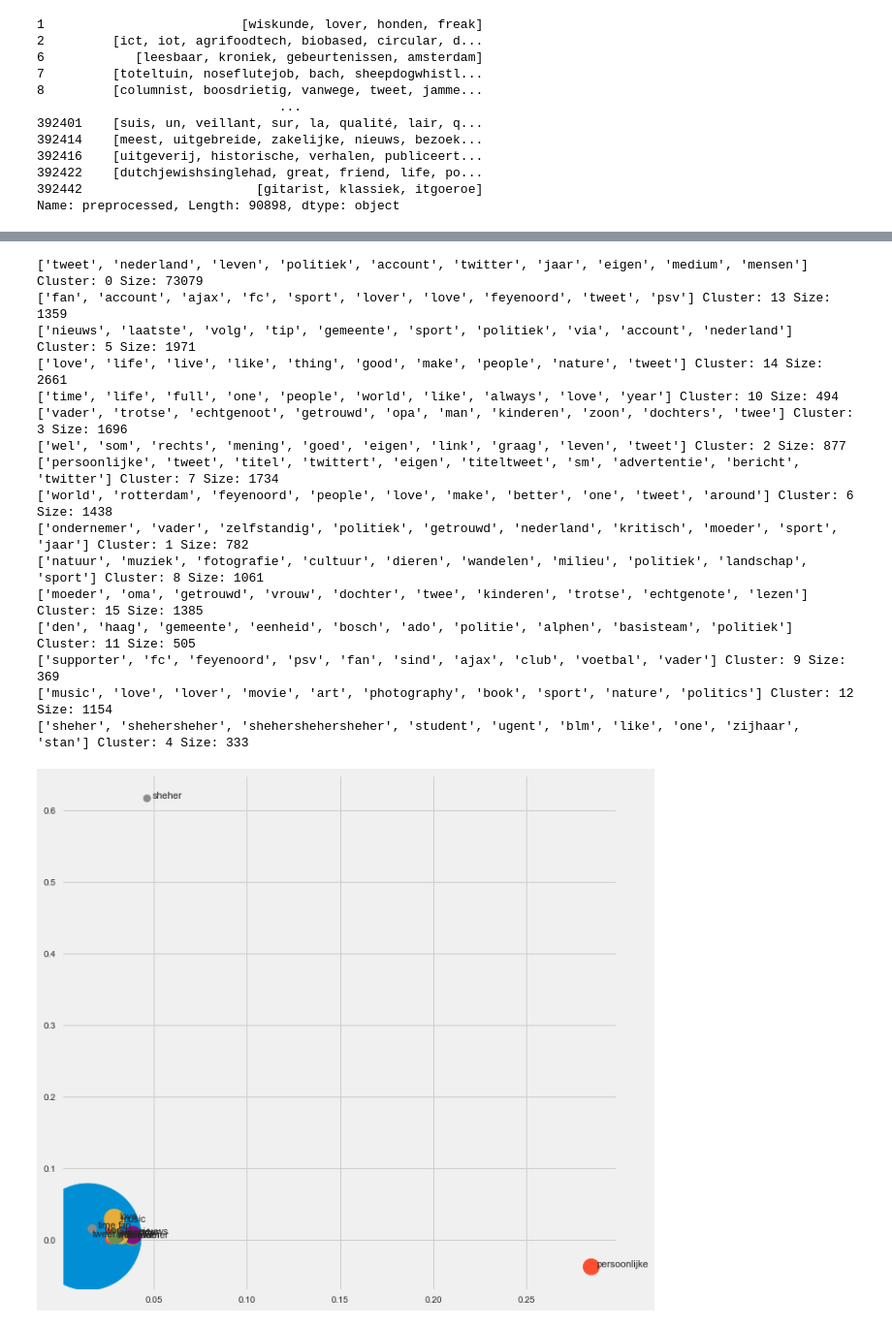
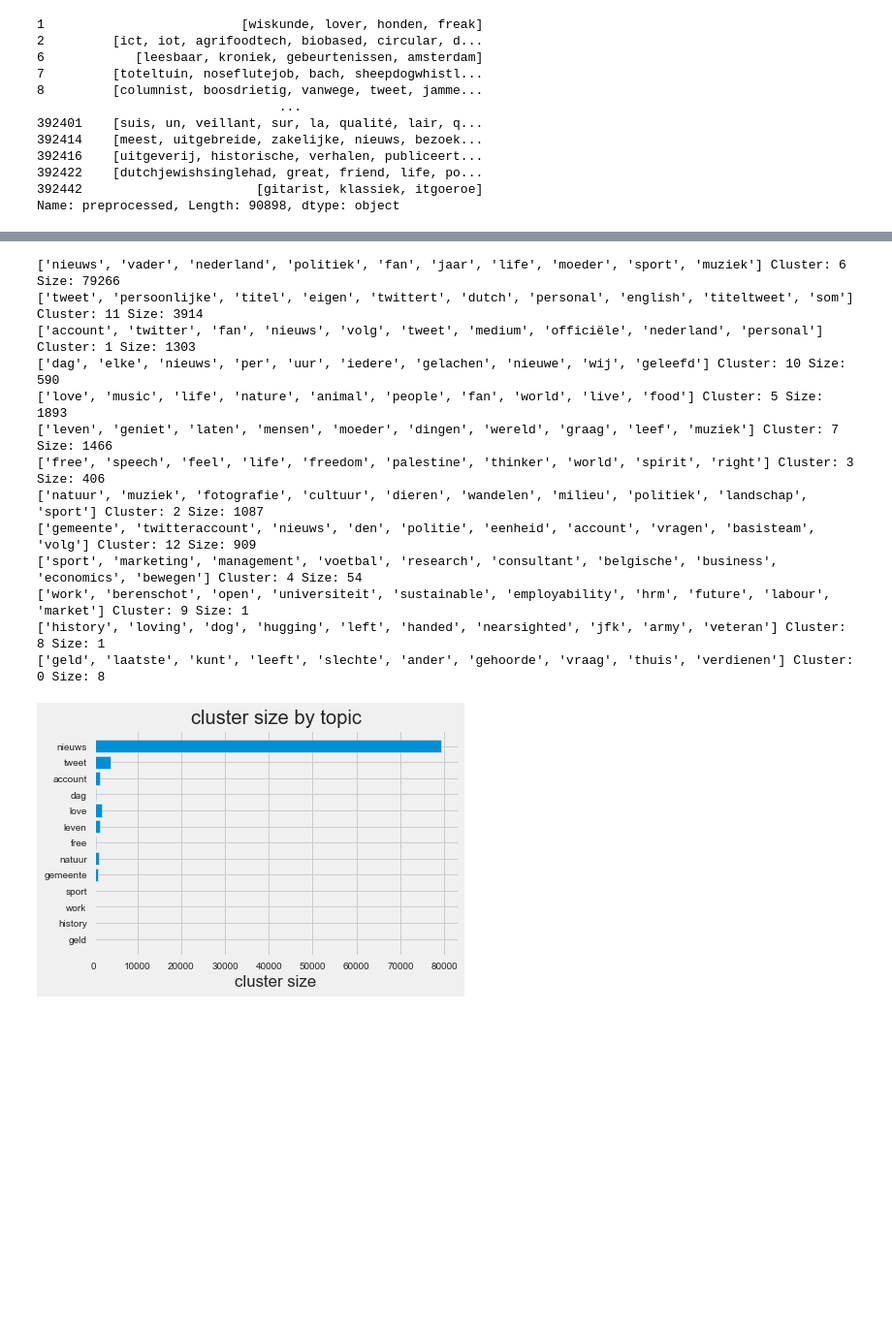
Before and after one commit to sijbrenvv/MLP, a Jupyter notebook: Baseline.ipynb, the cells around one changed output, grey strips where cells are left out. Shown at 97% size. Cells and saved outputs as stored; diff of their text form; code cells hidden in the pictures; blank space fills up the shorter version.

```diff
--- a/Baseline.ipynb
+++ b/Baseline.ipynb
@@ -130,12 +142,12 @@ df['preprocessed']
 392442                       [gitarist, klassiek, itgoeroe]
 Name: preprocessed, Length: 90898, dtype: object
 # %%
-from sklearn.feature_extraction.text import TfidfVectorizer
+
 sentences_list =  df['preprocessed'].values
 sentences = []
 for i in sentences_list:
     detok = " ".join(i)
     sentences.append(detok)
-vectorizer = TfidfVectorizer()
+vectorizer = CountVectorizer()
 X = vectorizer.fit_transform(sentences)
 # %%
@@ -260,5 +260,5 @@ Silhouette values:
 # %%
-km = KMeans(n_clusters = 16, n_init = 10) # Initialise the k-means clusterer
+km = KMeans(n_clusters = 13, n_init = 10, random_state=seed) # Initialise the k-means clusterer
 km = km.fit(X) # Compute k-means clustering
 # %%
 label = km.predict(X) # Compute cluster centers and predict cluster index for each sample
@@ -277,6 +277,8 @@ for count, value in enumerate(sentences):
 # %%
 from collections import Counter
 cluster = {}
+name_list = []
+
 for i in cluster_dict:
     wordsList = str(cluster_dict[i]).split()
     wordsList = [ x for x in wordsList if x.isalpha() ]
@@ -286,37 +288,35 @@ for i in cluster_dict:
     for word in most_occur:
         n_words.append(word[0])
 
+    name_list.append(n_words[0])
     print(n_words, "Cluster:", i, "Size:", freq_dict[i])
     cluster[i] = n_words[0]
 # %% [output]
-['tweet', 'nederland', 'leven', 'politiek', 'account', 'twitter', 'jaar', 'eigen', 'medium', 'mensen'] Cluster: 0 Size: 73079
-['fan', 'account', 'ajax', 'fc', 'sport', 'lover', 'love', 'feyenoord', 'tweet', 'psv'] Cluster: 13 Size: 1359
-['nieuws', 'laatste', 'volg', 'tip', 'gemeente', 'sport', 'politiek', 'via', 'account', 'nederland'] Cluster: 5 Size: 1971
-['love', 'life', 'live', 'like', 'thing', 'good', 'make', 'people', 'nature', 'tweet'] Cluster: 14 Size: 2661
-['time', 'life', 'full', 'one', 'people', 'world', 'like', 'always', 'love', 'year'] Cluster: 10 Size: 494
-['vader', 'trotse', 'echtgenoot', 'getrouwd', 'opa', 'man', 'kinderen', 'zoon', 'dochters', 'twee'] Cluster: 3 Size: 1696
-['wel', 'som', 'rechts', 'mening', 'goed', 'eigen', 'link', 'graag', 'leven', 'tweet'] Cluster: 2 Size: 877
-['persoonlijke', 'tweet', 'titel', 'twittert', 'eigen', 'titeltweet', 'sm', 'advertentie', 'bericht', 'twitter'] Cluster: 7 Size: 1734
-['world', 'rotterdam', 'feyenoord', 'people', 'love', 'make', 'better', 'one', 'tweet', 'around'] Cluster: 6 Size: 1438
-['ondernemer', 'vader', 'zelfstandig', 'politiek', 'getrouwd', 'nederland', 'kritisch', 'moeder', 'sport', 'jaar'] Cluster: 1 Size: 782
-['natuur', 'muziek', 'fotografie', 'cultuur', 'dieren', 'wandelen', 'milieu', 'politiek', 'landschap', 'sport'] Cluster: 8 Size: 1061
-['moeder', 'oma', 'getrouwd', 'vrouw', 'dochter', 'twee', 'kinderen', 'trotse', 'echtgenote', 'lezen'] Cluster: 15 Size: 1385
-['den', 'haag', 'gemeente', 'eenheid', 'bosch', 'ado', 'politie', 'alphen', 'basisteam', 'politiek'] Cluster: 11 Size: 505
-['supporter', 'fc', 'feyenoord', 'psv', 'fan', 'sind', 'ajax', 'club', 'voetbal', 'vader'] Cluster: 9 Size: 369
-['music', 'love', 'lover', 'movie', 'art', 'photography', 'book', 'sport', 'nature', 'politics'] Cluster: 12 Size: 1154
-['sheher', 'shehersheher', 'shehershehersheher', 'student', 'ugent', 'blm', 'like', 'one', 'zijhaar', 'stan'] Cluster: 4 Size: 333
+['nieuws', 'vader', 'nederland', 'politiek', 'fan', 'jaar', 'life', 'moeder', 'sport', 'muziek'] Cluster: 6 Size: 79266
+['tweet', 'persoonlijke', 'titel', 'eigen', 'twittert', 'dutch', 'personal', 'english', 'titeltweet', 'som'] Cluster: 11 Size: 3914
+['account', 'twitter', 'fan', 'nieuws', 'volg', 'tweet', 'medium', 'officiële', 'nederland', 'personal'] Cluster: 1 Size: 1303
+['dag', 'elke', 'nieuws', 'per', 'uur', 'iedere', 'gelachen', 'nieuwe', 'wij', 'geleefd'] Cluster: 10 Size: 590
+['love', 'music', 'life', 'nature', 'animal', 'people', 'fan', 'world', 'live', 'food'] Cluster: 5 Size: 1893
+['leven', 'geniet', 'laten', 'mensen', 'moeder', 'dingen', 'wereld', 'graag', 'leef', 'muziek'] Cluster: 7 Size: 1466
+['free', 'speech', 'feel', 'life', 'freedom', 'palestine', 'thinker', 'world', 'spirit', 'right'] Cluster: 3 Size: 406
+['natuur', 'muziek', 'fotografie', 'cultuur', 'dieren', 'wandelen', 'milieu', 'politiek', 'landschap', 'sport'] Cluster: 2 Size: 1087
+['gemeente', 'twitteraccount', 'nieuws', 'den', 'politie', 'eenheid', 'account', 'vragen', 'basisteam', 'volg'] Cluster: 12 Size: 909
+['sport', 'marketing', 'management', 'voetbal', 'research', 'consultant', 'belgische', 'business', 'economics', 'bewegen'] Cluster: 4 Size: 54
+['work', 'berenschot', 'open', 'universiteit', 'sustainable', 'employability', 'hrm', 'future', 'labour', 'market'] Cluster: 9 Size: 1
+['history', 'loving', 'dog', 'hugging', 'left', 'handed', 'nearsighted', 'jfk', 'army', 'veteran'] Cluster: 8 Size: 1
+['geld', 'laatste', 'kunt', 'leeft', 'slechte', 'ander', 'gehoorde', 'vraag', 'thuis', 'verdienen'] Cluster: 0 Size: 8
 # %%
-from sklearn.decomposition import TruncatedSVD
-svd = TruncatedSVD(n_components=2)
-H = svd.fit(X)
+cluster_number = list(freq_dict.keys())
+cluster_size = list(freq_dict.values())
 
-center_2d = H.transform(centers)
+fig, ax = plt.subplots()
 
-import matplotlib.pyplot as plt
+ax.barh(np.arange(len(name_list)), cluster_size, align='center')
+ax.set_yticks(np.arange(len(name_list)), labels=name_list)
+ax.invert_yaxis()
+ax.set_xlabel('cluster size')
+ax.set_title('cluster size by topic')
 
-fig, ax = plt.subplots(figsize=(10,10))
-for i, value in enumerate(center_2d):
-    ax.scatter(x = value[0], y = value[1], s = (freq_dict[i]/5))
-    ax.annotate(cluster[i], xy= (value[0], value[1]), fontsize = 11, xytext = (value[0] + 0.003, value[1]))
+plt.show()
 # %% [output]
-[figure, old version]
+[figure, new version]
```
Also changed, not shown: parts of 4 cells of this notebook.
